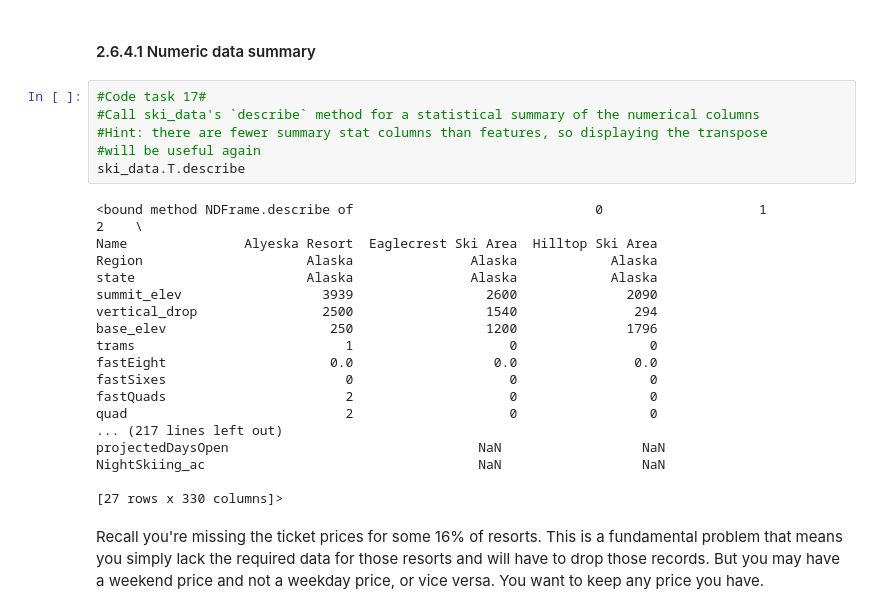
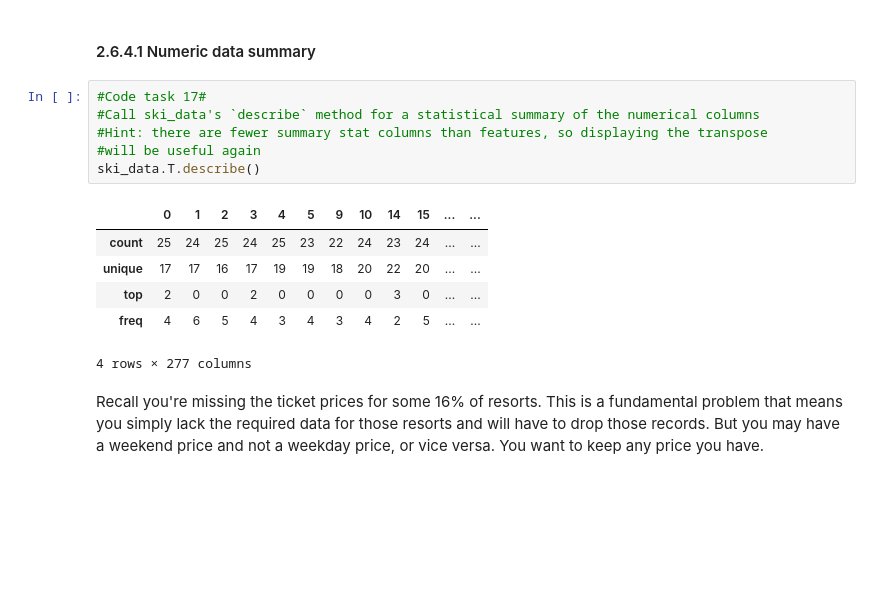
Before and after one commit to SONIA32-SC/Spring--B-Sonia, a Jupyter notebook: data_wrangling.ipynb, the cells around one changed output. Drawn from its saved outputs; the diff is of its cells as text; blank space fills up the shorter version.

```diff
--- a/data_wrangling.ipynb
+++ b/data_wrangling.ipynb
@@ -465,27 +465,16 @@ Having decided to reserve judgement on how exactly you utilize the State, turn y
 # %%
 #Code task 17#
 #Call ski_data's `describe` method for a statistical summary of the numerical columns
 #Hint: there are fewer summary stat columns than features, so displaying the transpose
 #will be useful again
-ski_data.T.describe
+ski_data.T.describe()
 # %% [output]
+|  | 0 | 1 | 2 | 3 | 4 | 5 | 9 | 10 | 14 | 15 | ... | ... |
+| count | 25 | 24 | 25 | 24 | 25 | 23 | 22 | 24 | 23 | 24 | ... | ... |
+| unique | 17 | 17 | 16 | 17 | 19 | 19 | 18 | 20 | 22 | 20 | ... | ... |
+| top | 2 | 0 | 0 | 2 | 0 | 0 | 0 | 0 | 3 | 0 | ... | ... |
+| freq | 4 | 6 | 5 | 4 | 3 | 4 | 3 | 4 | 2 | 5 | ... | ... |
-<bound method NDFrame.describe of                               0                    1                 2    \
-Name               Alyeska Resort  Eaglecrest Ski Area  Hilltop Ski Area
-Region                     Alaska               Alaska            Alaska
-state                      Alaska               Alaska            Alaska
-summit_elev                  3939                 2600              2090
-vertical_drop                2500                 1540               294
-base_elev                     250                 1200              1796
-trams                           1                    0                 0
-fastEight                     0.0                  0.0               0.0
-fastSixes                       0                    0                 0
-fastQuads                       2                    0                 0
-quad                            2                    0                 0
-... (217 lines left out)
-projectedDaysOpen                                NaN                  NaN
-NightSkiing_ac                                   NaN                  NaN
-
-[27 rows x 330 columns]>
+4 rows × 277 columns
 # %% [markdown]
 Recall you're missing the ticket prices for some 16% of resorts. This is a fundamental problem that means you simply lack the required data for those resorts and will have to drop those records. But you may have a weekend price and not a weekday price, or vice versa. You want to keep any price you have.
 # %%
```
